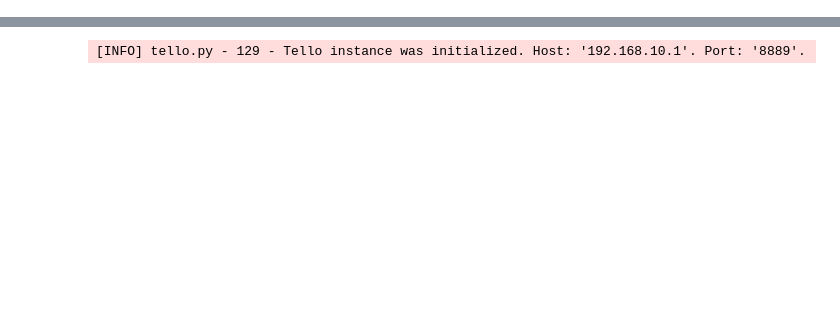
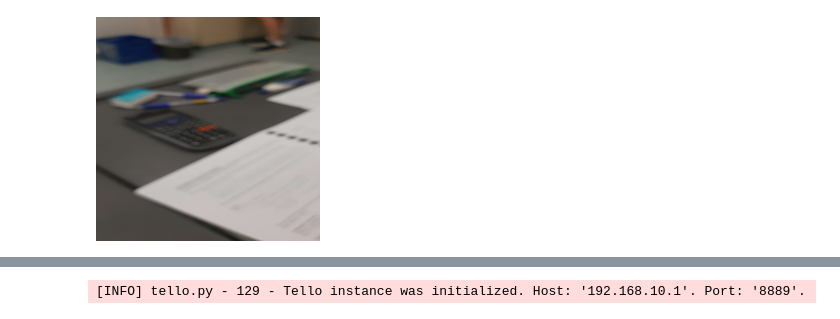
Before and after one commit to picokatx/drone_odessey, a Jupyter notebook: run.ipynb, the cells around one changed output, grey strips where cells are left out. Saved outputs shown, nothing was run; the diff lists cells and outputs as text; code cells hidden in the pictures; blank space fills up the shorter version.

```diff
--- a/run.ipynb
+++ b/run.ipynb
@@ -0,0 +10,4 @@
+# %%
+image = Image.open("data/1.jpeg").resize((224,224))
+results = pipe(image)
+results
@@ -0,0 +33,4 @@
+# %%
+image
+# %% [output]
+[figure, added]
```
Also changed, not shown: parts of 7 cells of this notebook.
